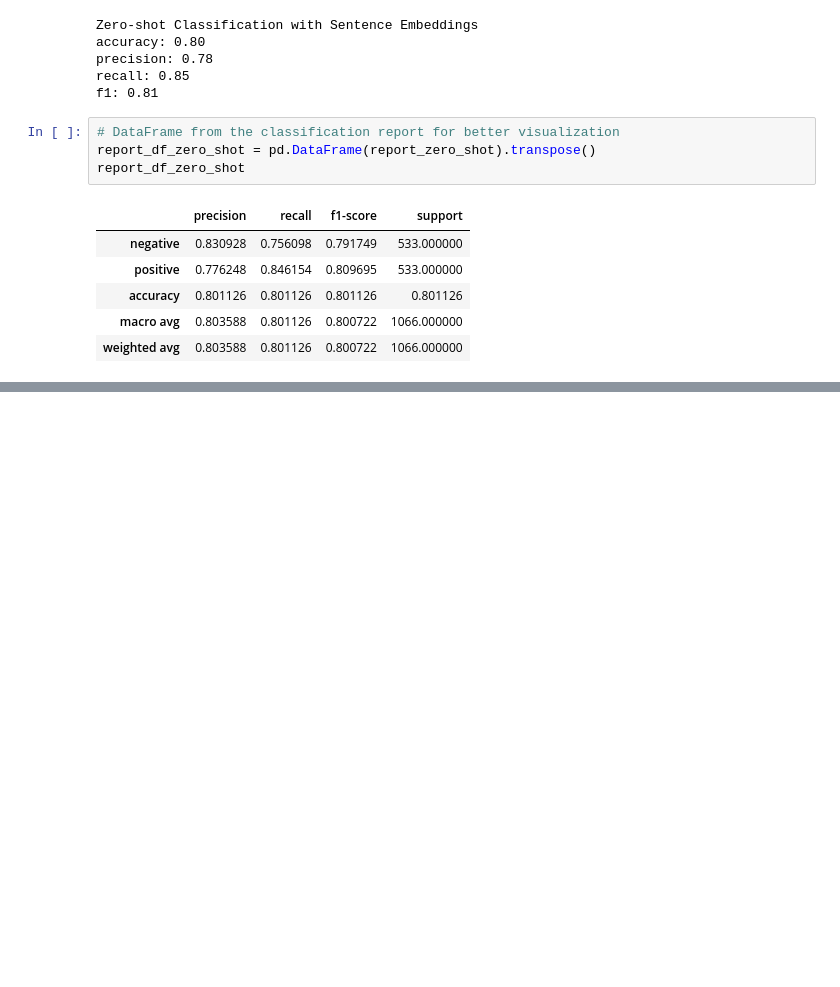
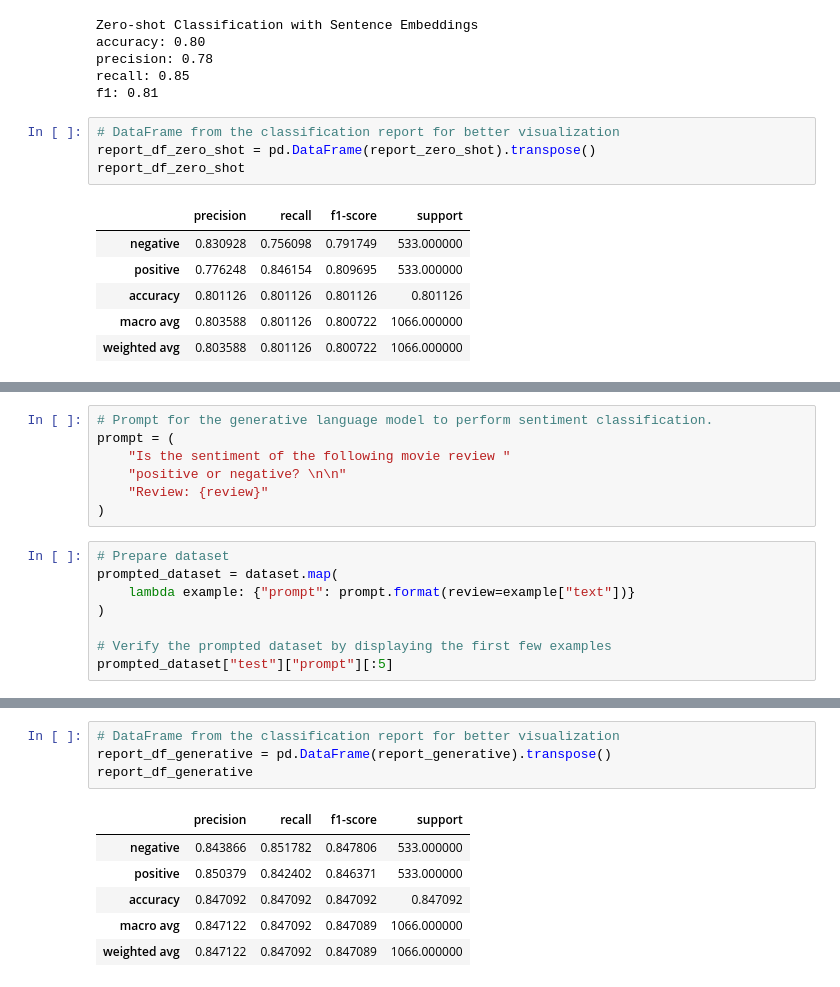
Before and after one commit to Alireza-Mirzadeh/llm-text-classification-benchmark, a Jupyter notebook: notebooks/03_transformer_models.ipynb, the cells around one changed output, grey strips where cells are left out. Saved outputs shown, nothing was run; the diff lists cells and outputs as text; blank space fills up the shorter version.

```diff
--- a/notebooks/03_transformer_models.ipynb
+++ b/notebooks/03_transformer_models.ipynb
@@ -501,0 +534,15 @@ benchmark_df
+# %%
+# Prompt for the generative language model to perform sentiment classification.
+prompt = (
+    "Is the sentiment of the following movie review "
+    "positive or negative? \n\n"
+    "Review: {review}"
+)
+# %%
+# Prepare dataset
+prompted_dataset = dataset.map(
+    lambda example: {"prompt": prompt.format(review=example["text"])}
+)
+
+# Verify the prompted dataset by displaying the first few examples
+prompted_dataset["test"]["prompt"][:5]
@@ -501,0 +662,11 @@ benchmark_df
+# %%
+# DataFrame from the classification report for better visualization
+report_df_generative = pd.DataFrame(report_generative).transpose()
+report_df_generative
+# %% [output]
+|  | precision | recall | f1-score | support |
+| negative | 0.843866 | 0.851782 | 0.847806 | 533.000000 |
+| positive | 0.850379 | 0.842402 | 0.846371 | 533.000000 |
+| accuracy | 0.847092 | 0.847092 | 0.847092 | 0.847092 |
+| macro avg | 0.847122 | 0.847092 | 0.847089 | 1066.000000 |
+| weighted avg | 0.847122 | 0.847092 | 0.847089 | 1066.000000 |
```
Also changed, not shown: parts of 23 cells of this notebook.
